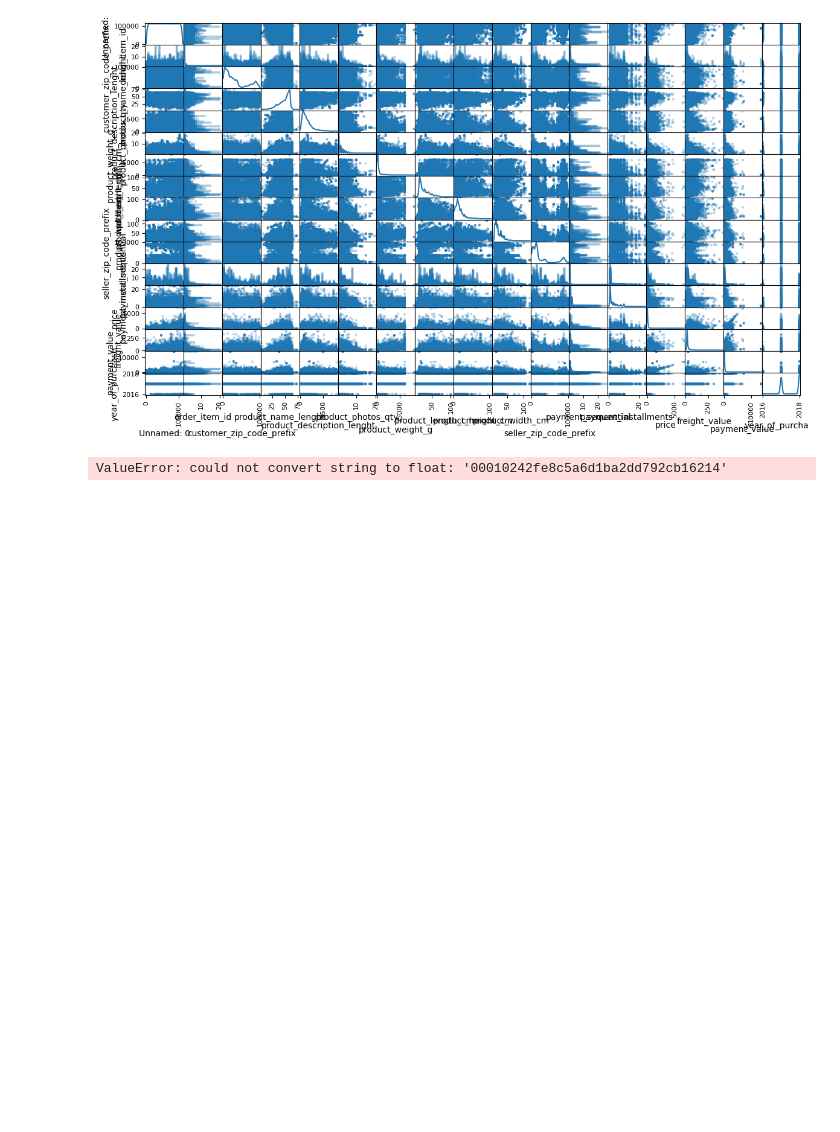
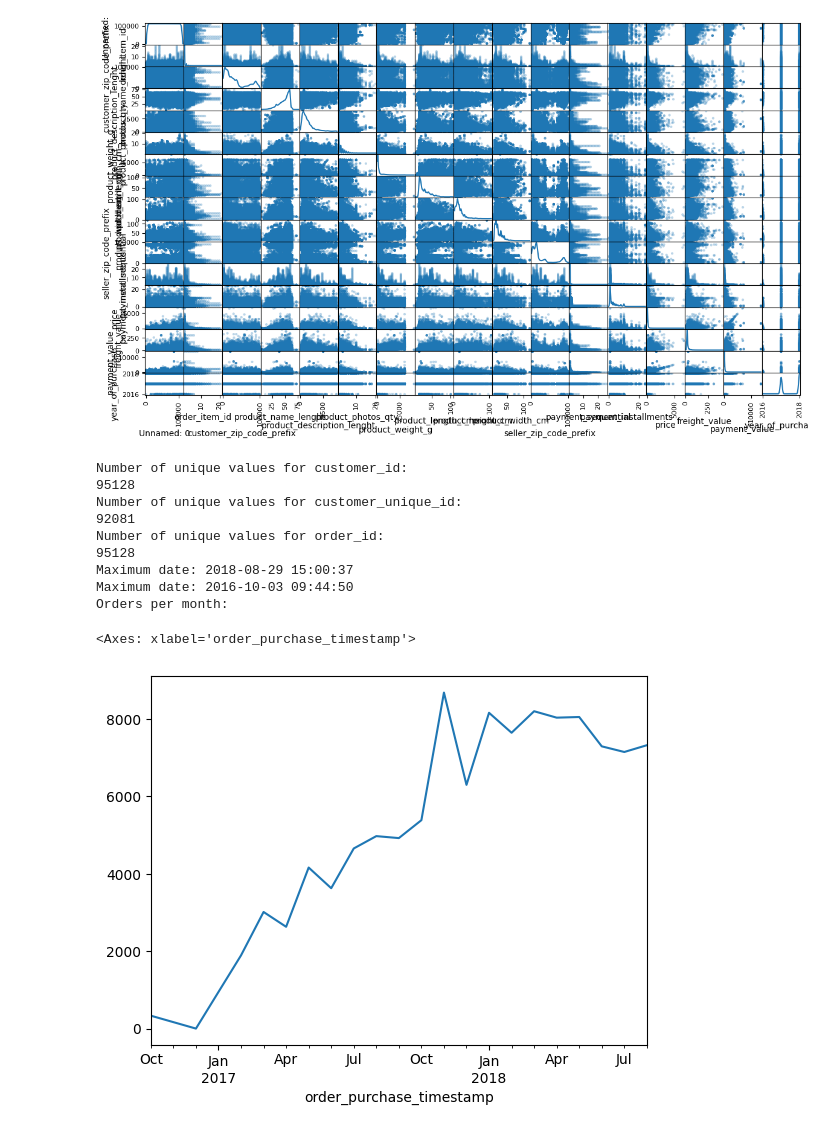
Before and after one commit to FilipStam97/brazilian-ecommerce-unsupervised-learning, a Jupyter notebook: brazilian-ecommerce-clustering.ipynb, the cells around one changed output. Saved outputs shown, nothing was run; the diff lists cells and outputs as text; code cells hidden in the pictures; blank space fills up the shorter version.

```diff
--- a/brazilian-ecommerce-clustering.ipynb
+++ b/brazilian-ecommerce-clustering.ipynb
@@ -69,7 +69,33 @@ scatter_matrix(df, alpha = 0.3, figsize = (14,8), diagonal = 'kde');
 # %% [output]
 [figure]
 # %%
-import seaborn as sns
-sns.heatmap(df.corr())
+print("Number of unique values for customer_id:")
+print(df['customer_id'].nunique())
+
+print("Number of unique values for customer_unique_id:")
+print(df['customer_unique_id'].nunique())
+
+print("Number of unique values for order_id:")
+print(df['order_id'].nunique())
+
+df['order_purchase_timestamp'] = pd.to_datetime(df['order_purchase_timestamp'])
+max_date = df['order_purchase_timestamp'].max()
+print(f"Maximum date: {max_date}")
+
+min_date = df['order_purchase_timestamp'].min()
+print(f"Maximum date: {min_date}")
+
+print("Orders per month:")
+df['order_purchase_timestamp'].dt.to_period('M').value_counts().sort_index().plot()
 # %% [output]
-ValueError: could not convert string to float: '00010242fe8c5a6d1ba2dd792cb16214'
+Number of unique values for customer_id:
+95128
+Number of unique values for customer_unique_id:
+92081
+Number of unique values for order_id:
+95128
+Maximum date: 2018-08-29 15:00:37
+Maximum date: 2016-10-03 09:44:50
+Orders per month:
+<Axes: xlabel='order_purchase_timestamp'>
+[figure, added]
```
Also changed, not shown: parts of 18 cells of this notebook.
